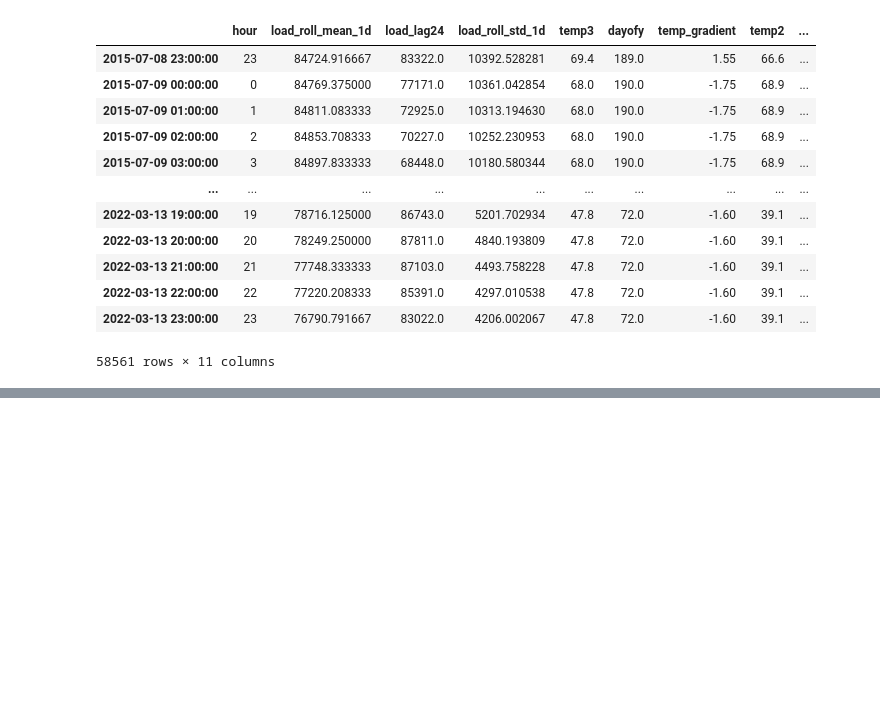
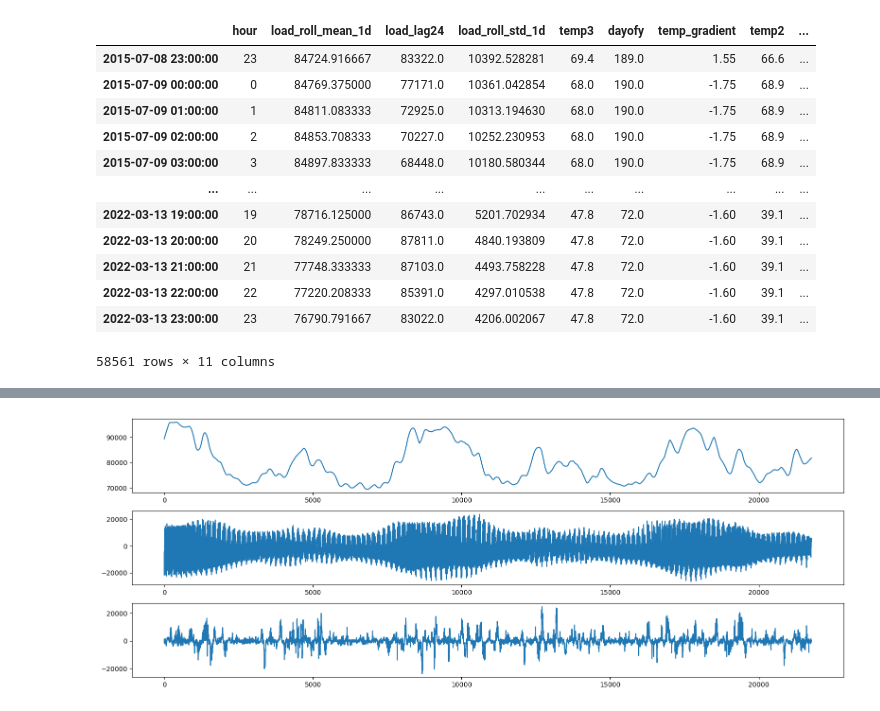
Before and after one commit to haozhenHG/C_Wind-Speed-Forecast-TC, a Jupyter notebook: jupyter/Amercian.ipynb, the cells around one changed output, grey strips where cells are left out. Drawn from its saved outputs; the diff is of its cells as text; code cells hidden in the pictures; blank space fills up the shorter version.

```diff
--- a/jupyter/Amercian.ipynb
+++ b/jupyter/Amercian.ipynb
@@ -562,0 +677,19 @@ datacc.to_csv('American_final.csv')
+# %%
+# 1. STL分解
+stl = STL(df['load'].values, period=168, robust=True)
+result = stl.fit() # 季节性趋势分解
+trend = result.trend
+seasonal = result.seasonal
+residual = result.resid # 残差是原始时间序列数据减去趋势和季节性成分后剩余的部分，它包含了时间序列中无法由趋势和季节性解释的随机波动或噪声。
+# %%
+plt.figure(figsize=(16,6))
+ax = plt.subplot(3,1,1)
+ax.plot(trend)
+ax = plt.subplot(3,1,2)
+plt.plot(seasonal)
+ax = plt.subplot(3,1,3)
+plt.plot(residual)
+plt.tight_layout()
+plt.show()
+# %% [output]
+[figure, added]
```
Also changed, not shown: parts of 16 cells of this notebook, 13 other files.
